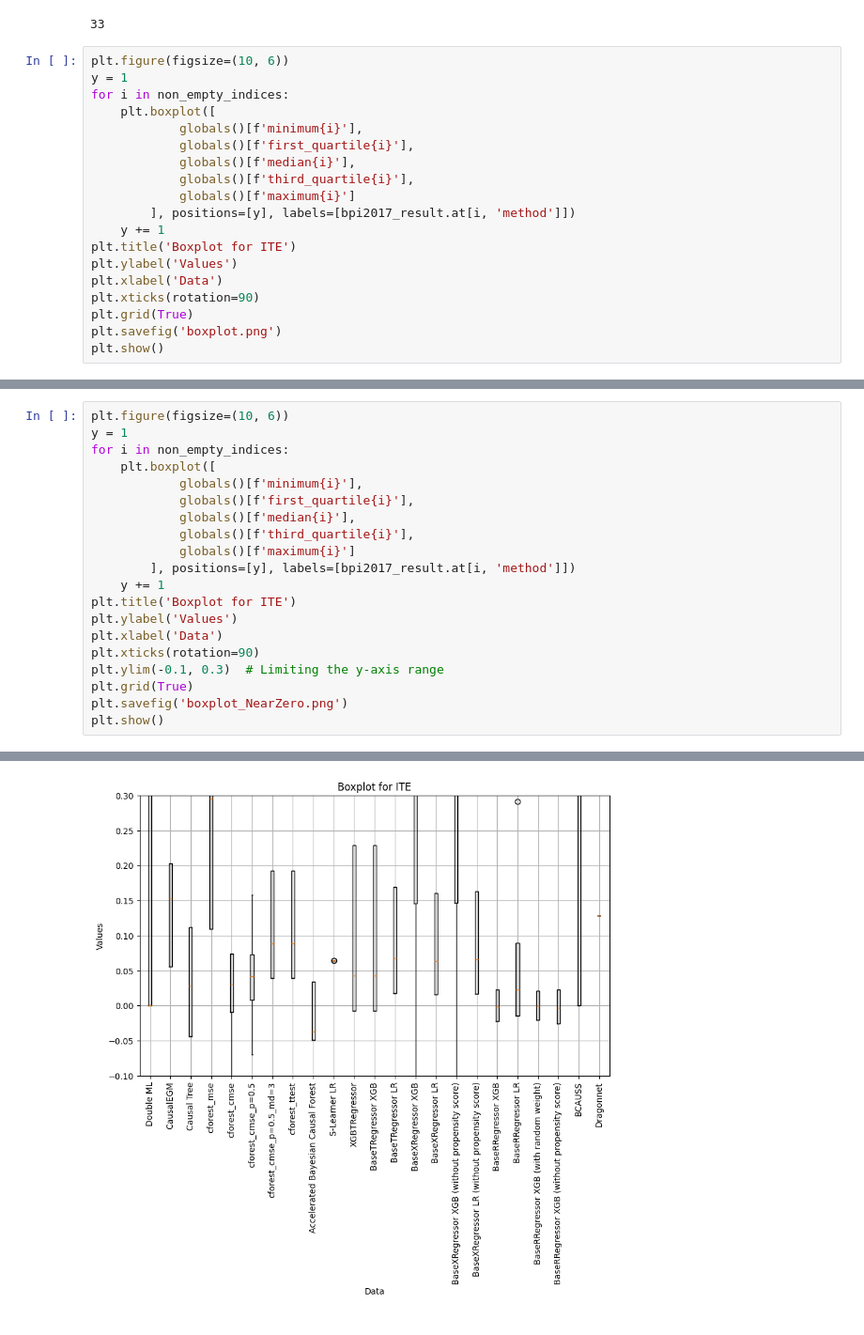
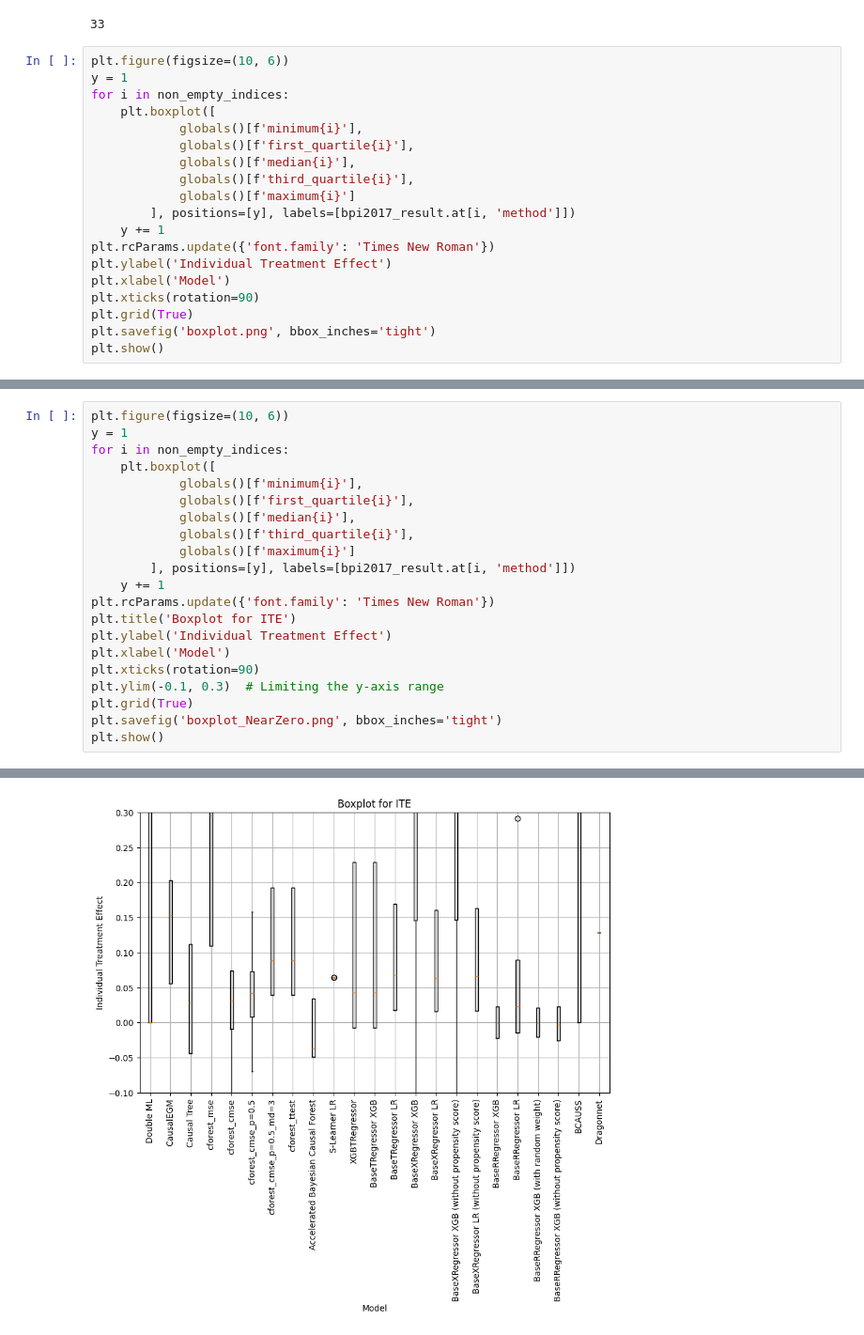
Before and after one commit to Mals77/master-thesis, a Jupyter notebook: results.ipynb, the cells around one changed output, grey strips where cells are left out. Shown at 94% size. Drawn from its saved outputs; the diff is of its cells as text.

```diff
--- a/results.ipynb
+++ b/results.ipynb
@@ -235,11 +269,11 @@ for i in non_empty_indices:
             globals()[f'maximum{i}']
         ], positions=[y], labels=[bpi2017_result.at[i, 'method']])
     y += 1
-plt.title('Boxplot for ITE')
-plt.ylabel('Values')
-plt.xlabel('Data')
+plt.rcParams.update({'font.family': 'Times New Roman'})
+plt.ylabel('Individual Treatment Effect')
+plt.xlabel('Model')
 plt.xticks(rotation=90)
 plt.grid(True)
-plt.savefig('boxplot.png')
+plt.savefig('boxplot.png', bbox_inches='tight')
 plt.show()
 # %% [output]
@@ -256,12 +307,13 @@ for i in non_empty_indices:
             globals()[f'maximum{i}']
         ], positions=[y], labels=[bpi2017_result.at[i, 'method']])
     y += 1
+plt.rcParams.update({'font.family': 'Times New Roman'})
 plt.title('Boxplot for ITE')
-plt.ylabel('Values')
-plt.xlabel('Data')
+plt.ylabel('Individual Treatment Effect')
+plt.xlabel('Model')
 plt.xticks(rotation=90)
 plt.ylim(-0.1, 0.3)  # Limiting the y-axis range
 plt.grid(True)
-plt.savefig('boxplot_NearZero.png')
+plt.savefig('boxplot_NearZero.png', bbox_inches='tight')
 plt.show()
 # %% [output]
@@ -268 +337 @@ plt.show()
-[figure, old version]
+[figure, new version]
```
Also changed, not shown: parts of 6 cells of this notebook, 7 other files.
